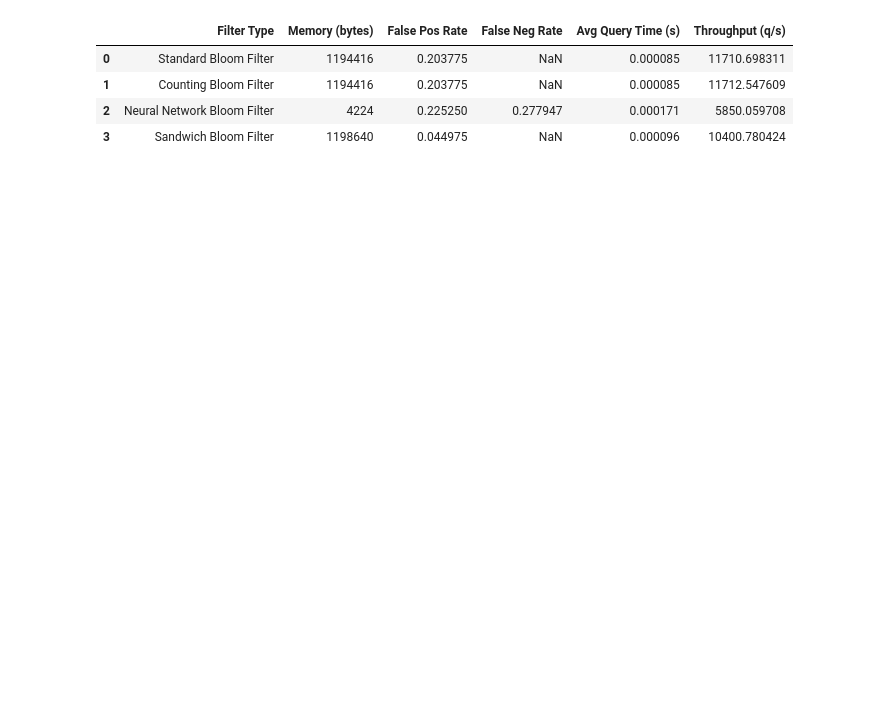
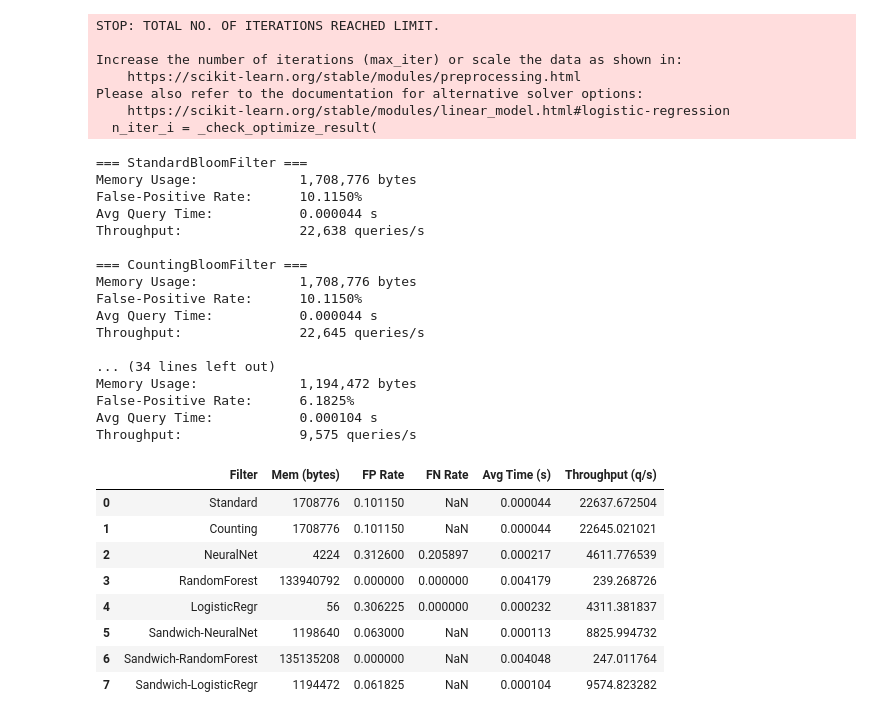
Before and after one commit to mbb249/CS6386_Final_Project, a Jupyter notebook: src/filters.ipynb, the cells around one changed output. Drawn from its saved outputs; the diff is of its cells as text; code cells hidden in the pictures; blank space fills up the shorter version.

```diff
--- a/src/filters.ipynb
+++ b/src/filters.ipynb
@@ -138,7 +221,7 @@ def evaluate(bf, positives, negatives):
 
     # — measure false negatives (only makes sense for NN-based filters) —
     false_negatives = 0
-    if isinstance(bf, NeuralNetworkBloomFilter):
+    if isinstance(bf, NeuralNetworkBloomFilter) or isinstance(bf, RandomForestBloomFilter) or isinstance(bf, LogisticRegressionBloomFilter) :
         for url in positives:
             if not bf.query(url):
                 false_negatives += 1
@@ -154,14 +237,14 @@ def evaluate(bf, positives, negatives):
     print(f"\n=== {bf.__class__.__name__} ===")
     print(f"Memory Usage:             {mem_bytes:,} bytes")
     print(f"False‐Positive Rate:      {fpr:.4%}")
-    if isinstance(bf, NeuralNetworkBloomFilter):
+    if isinstance(bf, NeuralNetworkBloomFilter) or isinstance(bf, RandomForestBloomFilter) or isinstance(bf, LogisticRegressionBloomFilter) :
         print(f"False‐Negative Rate:      {fnr:.4%}")
     print(f"Avg Query Time:           {avg_query_time:.6f} s")
     print(f"Throughput:               {throughput:,.0f} queries/s")
 
     return {
         'fpr': fpr,
-        'fnr': fnr if isinstance(bf, NeuralNetworkBloomFilter) else None,
+        'fnr': fnr if isinstance(bf, NeuralNetworkBloomFilter) or isinstance(bf, RandomForestBloomFilter) or isinstance(bf, LogisticRegressionBloomFilter) else None,
         'avg_time': avg_query_time,
         'throughput': throughput,
         'memory_bytes': mem_bytes
@@ -174,25 +257,34 @@ with open("../datasets/urls/url_positives.txt") as f:
 with open("../datasets/urls/url_negatives.txt") as f:
     negatives = f.read().splitlines()
 
-filters = [
-    ("Standard Bloom Filter", StandardBloomFilter(len(positives), 0.20)),
-    ("Counting Bloom Filter", CountingBloomFilter(len(positives), 0.20)),
-    ("Neural Network Bloom Filter", NeuralNetworkBloomFilter()),
-    ("Sandwich Bloom Filter", SandwichBloomFilter(positives, negatives, 0.20))
+ml_filters = [
+    ("NeuralNet",      NeuralNetworkBloomFilter()),
+    ("RandomForest",   RandomForestBloomFilter(n_estimators=100)),
+    ("LogisticRegr",   LogisticRegressionBloomFilter(max_iter=200)),
 ]
 
-filters[2][1].train(positives, negatives)
+filters = [
+    ("Standard", StandardBloomFilter(len(positives), 0.10)),
+    ("Counting", CountingBloomFilter(len(positives), 0.10)),
+]
+# add the plain ML filters
+filters += [(name, bf) for name, bf in ml_filters]
+# add a sandwich for each ML filter
+filters += [
+    (f"Sandwich-{name}", SandwichBloomFilter(bf, positives, negatives, 0.20))
+    for name, bf in ml_filters
+]
 
 results_url = []
 for name, bf in filters:
     m = evaluate(bf, positives, negatives)
     results_url.append({
-        "Filter Type":      name,
-        "Memory (bytes)":   m["memory_bytes"],
-        "False Pos Rate":   m["fpr"],
-        "False Neg Rate":   m["fnr"],
-        "Avg Query Time (s)": m["avg_time"],
-        "Throughput (q/s)": m["throughput"],
+        "Filter":            name,
+        "Mem (bytes)":       m["memory_bytes"],
+        "FP Rate":           m["fpr"],
+        "FN Rate":           m["fnr"],
+        "Avg Time (s)":      m["avg_time"],
+        "Throughput (q/s)":  m["throughput"],
     })
 
 df_url = pd.DataFrame(results_url)
@@ -218,8 +294,36 @@ Throughput:               10,401 queries/s
+STOP: TOTAL NO. OF ITERATIONS REACHED LIMIT.
+
+Increase the number of iterations (max_iter) or scale the data as shown in:
+    https://scikit-learn.org/stable/modules/preprocessing.html
+Please also refer to the documentation for alternative solver options:
+    https://scikit-learn.org/stable/modules/linear_model.html#logistic-regression
+  n_iter_i = _check_optimize_result(
+=== StandardBloomFilter ===
+Memory Usage:             1,708,776 bytes
+False‐Positive Rate:      10.1150%
+Avg Query Time:           0.000044 s
+Throughput:               22,638 queries/s
+
+=== CountingBloomFilter ===
+Memory Usage:             1,708,776 bytes
+False‐Positive Rate:      10.1150%
+Avg Query Time:           0.000044 s
+Throughput:               22,645 queries/s
+
+... (34 lines left out)
+Memory Usage:             1,194,472 bytes
+False‐Positive Rate:      6.1825%
+Avg Query Time:           0.000104 s
+Throughput:               9,575 queries/s
-|  | Filter Type | Memory (bytes) | False Pos Rate | False Neg Rate | Avg Query Time (s) | Throughput (q/s) |
-| 0 | Standard Bloom Filter | 1194416 | 0.203775 | NaN | 0.000085 | 11710.698311 |
-| 1 | Counting Bloom Filter | 1194416 | 0.203775 | NaN | 0.000085 | 11712.547609 |
-| 2 | Neural Network Bloom Filter | 4224 | 0.225250 | 0.277947 | 0.000171 | 5850.059708 |
-| 3 | Sandwich Bloom Filter | 1198640 | 0.044975 | NaN | 0.000096 | 10400.780424 |
+|  | Filter | Mem (bytes) | FP Rate | FN Rate | Avg Time (s) | Throughput (q/s) |
+| 0 | Standard | 1708776 | 0.101150 | NaN | 0.000044 | 22637.672504 |
+| 1 | Counting | 1708776 | 0.101150 | NaN | 0.000044 | 22645.021021 |
+| 2 | NeuralNet | 4224 | 0.312600 | 0.205897 | 0.000217 | 4611.776539 |
+| 3 | RandomForest | 133940792 | 0.000000 | 0.000000 | 0.004179 | 239.268726 |
+| 4 | LogisticRegr | 56 | 0.306225 | 0.000000 | 0.000232 | 4311.381837 |
+| 5 | Sandwich-NeuralNet | 1198640 | 0.063000 | NaN | 0.000113 | 8825.994732 |
+| 6 | Sandwich-RandomForest | 135135208 | 0.000000 | NaN | 0.004048 | 247.011764 |
+| 7 | Sandwich-LogisticRegr | 1194472 | 0.061825 | NaN | 0.000104 | 9574.823282 |
 # %%
 # 🔐 Password Dataset
 print("\U0001f510 Password Dataset Bloom Filter Evaluation\n")
```
Also changed, not shown: parts of 12 cells of this notebook.
